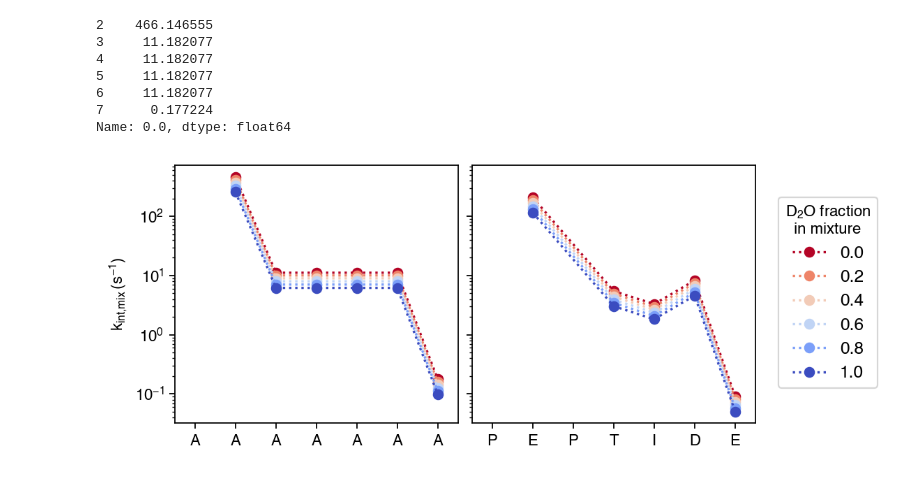
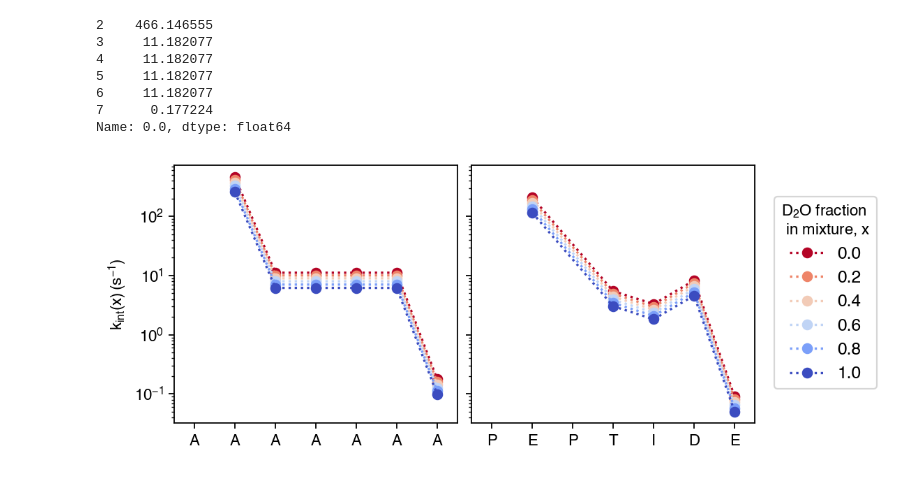
Before and after one commit to pacilab/hdx-rates-mixtures, a Jupyter notebook: notebooks/rates.ipynb, the cells around one changed output. Saved outputs shown, nothing was run; the diff lists cells and outputs as text; code cells hidden in the pictures.

```diff
--- a/notebooks/rates.ipynb
+++ b/notebooks/rates.ipynb
@@ -72,22 +72,22 @@ Name: 0.0, dtype: float64
 # %%
 # Create the subplot grid with shared x-axis
 fig, axes = plt.subplots(1, 2, figsize=(13,3), dpi=160, sharey='row')
 
 norm = mcolors.Normalize(vmin=0, vmax=1)
 cmap = mpl.colormaps['coolwarm_r']
 
 for _,x in enumerate(deut):
     axes[0].plot(df1.index, df1[x], marker='o', linestyle=':', label=np.round(x,1), color=cmap(norm(x)))
     axes[1].plot(df2.index, df2[x], marker='o', linestyle=':', label=np.round(x,1), color=cmap(norm(x)))
 axes[0].set_yscale('log')
-axes[0].set_ylabel(r'$k_\text{int,mix}\, (s^{-1})$')
+axes[0].set_ylabel(r'$k_\text{int}(x)\, (s^{-1})$')
 axes[0].set_xlim(0.5,len(seq1)+0.5)
 axes[0].set_xticks(np.arange(1,len(seq1)+1,1), labels=list(seq1))
 axes[1].set_xlim(0.5,len(seq2)+0.5)
 axes[1].set_xticks(np.arange(1,len(seq2)+1,1), labels=list(seq2))
 
 handles, labels = axes[0].get_legend_handles_labels()
-fig.legend(handles, labels, loc='center right', title=r'$\text{D}_2\text{O}$ fraction'+'\n  in mixture', alignment='center', bbox_to_anchor=(.99, 0.5), fontsize=11)
+fig.legend(handles, labels, loc='center right', title=r'$\text{D}_2\text{O}$ fraction'+'\n in mixture, $x$', alignment='center', bbox_to_anchor=(.99, 0.5), fontsize=11)
 plt.subplots_adjust(wspace=0.05, left=.5)  # Reduce space between subplots
 # %% [output]
-[figure, old version]
+[figure, new version]
```
Also changed, not shown: 2 other files.
